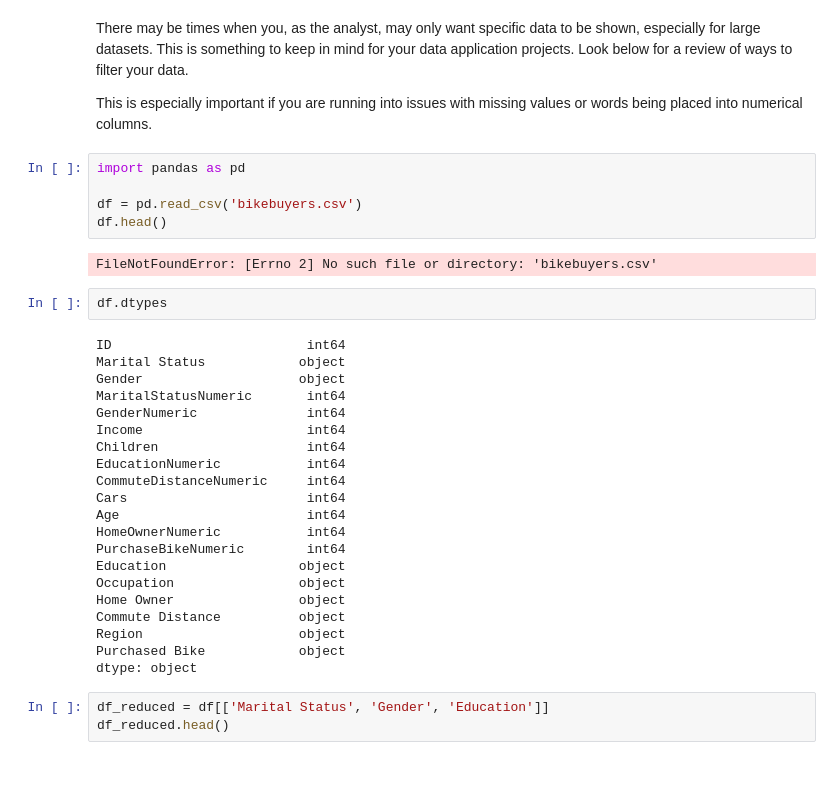
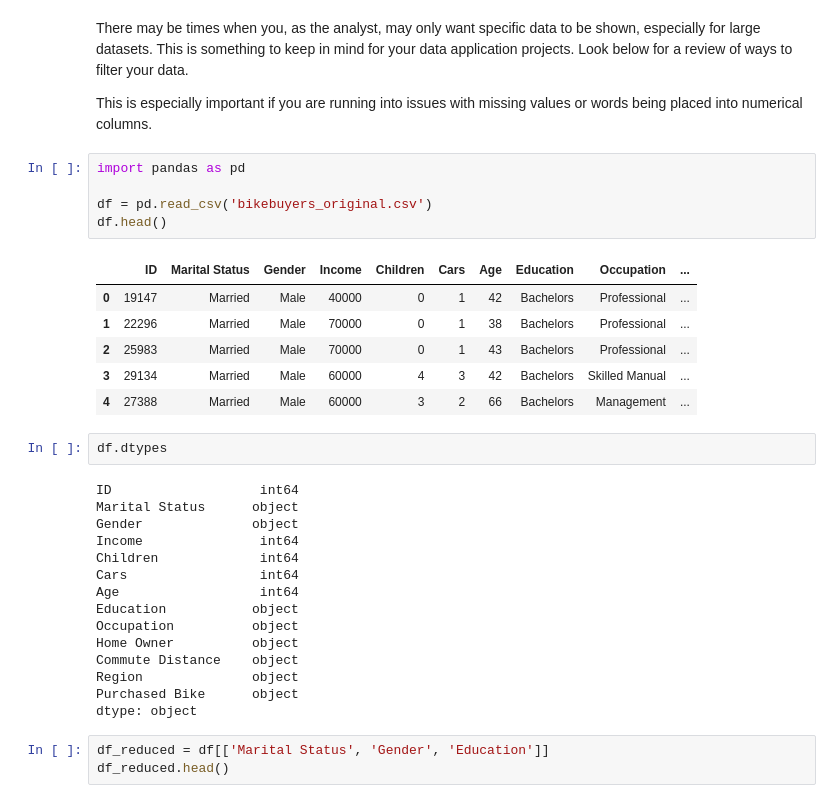
Before and after one commit to DanLightner/BUSA321, a Jupyter notebook: BUSA321/Chapter 2 - Data Wrangling.ipynb, the cells around one changed output. Cells and saved outputs as stored; diff of their text form; blank space fills up the shorter version.

```diff
--- a/BUSA321/Chapter 2 - Data Wrangling.ipynb
+++ b/BUSA321/Chapter 2 - Data Wrangling.ipynb
@@ -11,32 +11,31 @@ This is especially important if you are running into issues with missing values
 # %%
 import pandas as pd
 
-df = pd.read_csv('bikebuyers.csv')
+df = pd.read_csv('bikebuyers_original.csv')
 df.head()
 # %% [output]
-FileNotFoundError: [Errno 2] No such file or directory: 'bikebuyers.csv'
+|  | ID | Marital Status | Gender | Income | Children | Cars | Age | Education | Occupation | ... |
+| 0 | 19147 | Married | Male | 40000 | 0 | 1 | 42 | Bachelors | Professional | ... |
+| 1 | 22296 | Married | Male | 70000 | 0 | 1 | 38 | Bachelors | Professional | ... |
+| 2 | 25983 | Married | Male | 70000 | 0 | 1 | 43 | Bachelors | Professional | ... |
+| 3 | 29134 | Married | Male | 60000 | 4 | 3 | 42 | Bachelors | Skilled Manual | ... |
+| 4 | 27388 | Married | Male | 60000 | 3 | 2 | 66 | Bachelors | Management | ... |
 # %%
 df.dtypes
 # %% [output]
-ID                         int64
-Marital Status            object
-Gender                    object
-MaritalStatusNumeric       int64
-GenderNumeric              int64
-Income                     int64
-Children                   int64
-EducationNumeric           int64
-CommuteDistanceNumeric     int64
-Cars                       int64
-Age                        int64
-HomeOwnerNumeric           int64
-PurchaseBikeNumeric        int64
-Education                 object
-Occupation                object
-Home Owner                object
-Commute Distance          object
-Region                    object
-Purchased Bike            object
+ID                   int64
+Marital Status      object
+Gender              object
+Income               int64
+Children             int64
+Cars                 int64
+Age                  int64
+Education           object
+Occupation          object
+Home Owner          object
+Commute Distance    object
+Region              object
+Purchased Bike      object
 dtype: object
 # %%
 df_reduced = df[['Marital Status', 'Gender', 'Education']]
```
Also changed, not shown: parts of 2 cells of this notebook, 4 other files.
